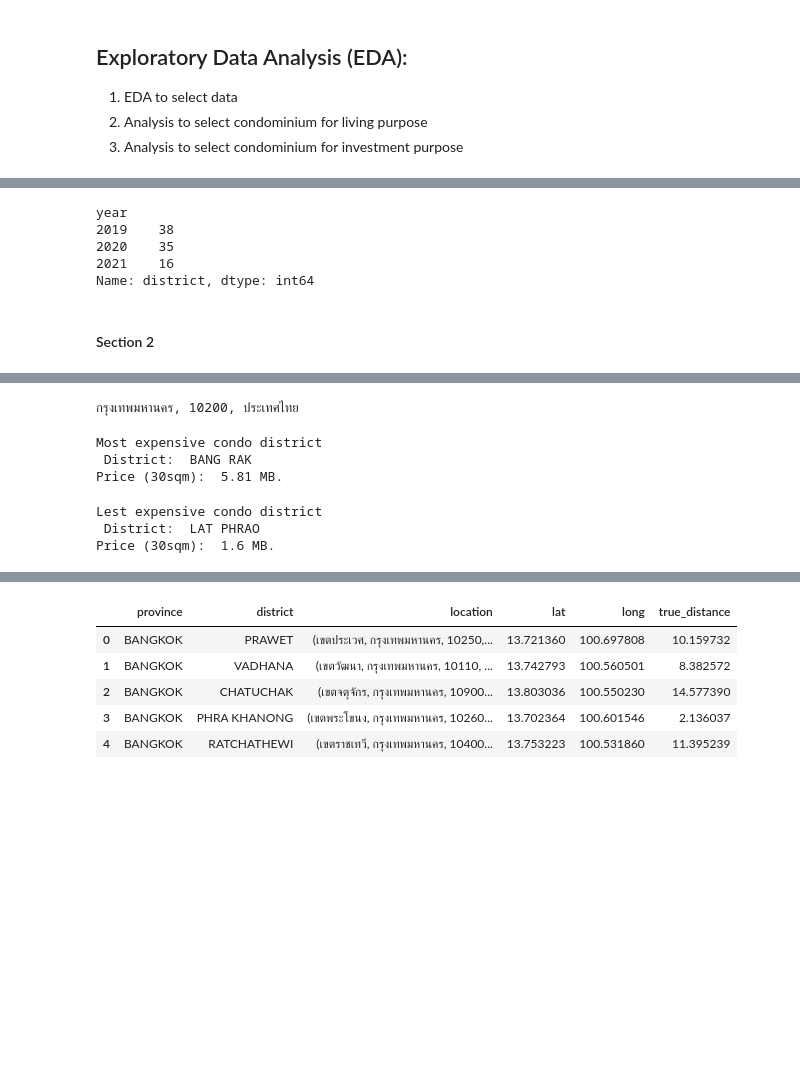
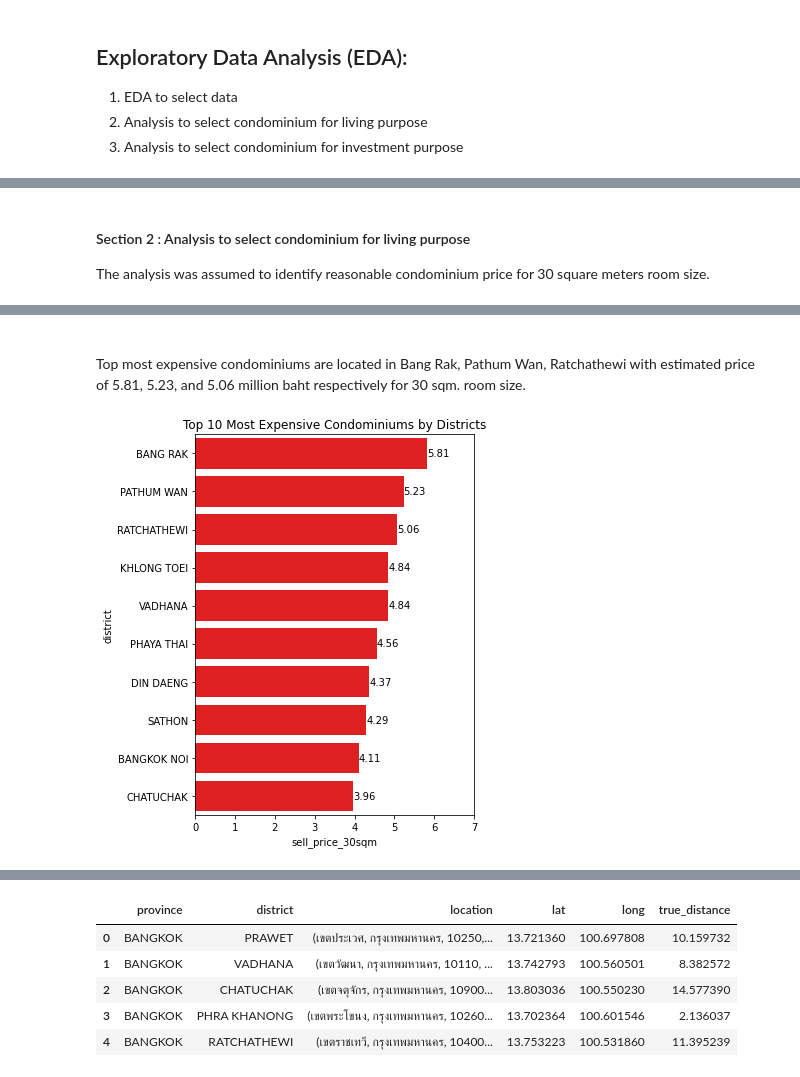
Before and after one commit to Chalermchon1993/dsi_project_python, a Jupyter notebook: Condo.ipynb, the cells around one changed output, grey strips where cells are left out. Saved outputs shown, nothing was run; the diff lists cells and outputs as text; code cells hidden in the pictures; blank space fills up the shorter version.

```diff
--- a/Condo.ipynb
+++ b/Condo.ipynb
@@ -376,13 +395,5 @@ plt.show()
-# %%
-# number of unique districts by year
-
-df_sell.groupby('year').district.nunique()
-# %% [output]
-year
-2019    38
-2020    35
-2021    16
-Name: district, dtype: int64
 # %% [markdown]
-#### Section 2
+#### Section 2 : Analysis to select condominium for living purpose
+
+The analysis was assumed to identify reasonable condominium price for 30 square meters room size.
 # %%
@@ -410,32 +423,19 @@ df_sell_dist.head()
 | 2 | BANG KHAE | 81168.653061 | 49 | BANGKOK | (เขตบางแค, กรุงเทพมหานคร, 10160, ... | 13.710743 | 100.420823 | 2.435060 |
 | 3 | BANG KHEN | 79196.206349 | 126 | BANGKOK | (บางเขน, ถนนกำแพงเพชร 6, แขวงลาดย... | 13.847000 | 100.560620 | 2.375886 |
 | 4 | BANG KHO LAEM | 126766.478723 | 94 | BANGKOK | (2351 Soi Charoen Krung 91, Khwae... | 13.704162 | 100.505343 | 3.802994 |
-# %%
-loc_bangkok = geocoder('Bangkok')
-print(loc_bangkok)
-# %% [output]
-กรุงเทพมหานคร, 10200, ประเทศไทย
-# %%
-print("Most expensive condo district\n",
-      "District: ",
-      df_sell_dist[df_sell_dist.sell_price_sqm == df_sell_dist.sell_price_sqm.max()].iloc[0].district,
-      "\nPrice (30sqm): ",
-      round(df_sell_dist[df_sell_dist.sell_price_sqm == df_sell_dist.sell_price_sqm.max()].iloc[0].sell_price_30sqm,2),
-      'MB.'
-     )
-# %% [output]
-Most expensive condo district
- District:  BANG RAK
-Price (30sqm):  5.81 MB.
-# %%
-print("Lest expensive condo district\n",
-      "District: ",
-      df_sell_dist[df_sell_dist.sell_price_sqm == df_sell_dist.sell_price_sqm.min()].iloc[0].district,
-      "\nPrice (30sqm): ",
-      round(df_sell_dist[df_sell_dist.sell_price_sqm == df_sell_dist.sell_price_sqm.min()].iloc[0].sell_price_30sqm, 2),
-      'MB.'
-     )
-# %% [output]
-Lest expensive condo district
- District:  LAT PHRAO
-Price (30sqm):  1.6 MB.
+# %% [markdown]
+<br/>
+Top most expensive condominiums are located in Bang Rak, Pathum Wan, Ratchathewi with estimated price of 5.81, 5.23, and 5.06 million baht respectively for 30 sqm. room size.
+# %%
+# create top 10 most expensive districts
+
+x = df_sell_dist.sort_values(by='sell_price_30sqm', ascending=False)['sell_price_30sqm'][:10].round(2)
+y = df_sell_dist.sort_values(by='sell_price_30sqm', ascending=False)['district'][:10]
+
+plt.figure(figsize=(5,7))
+bar = sns.barplot(x=x, y=y, color='r')
+bar.bar_label(bar.containers[0])
+bar.set(xlim=(0, 7))
+plt.title("Top 10 Most Expensive Condominiums by Districts");
+# %% [output]
+[figure, added]
```
Also changed, not shown: parts of 19 cells of this notebook.
